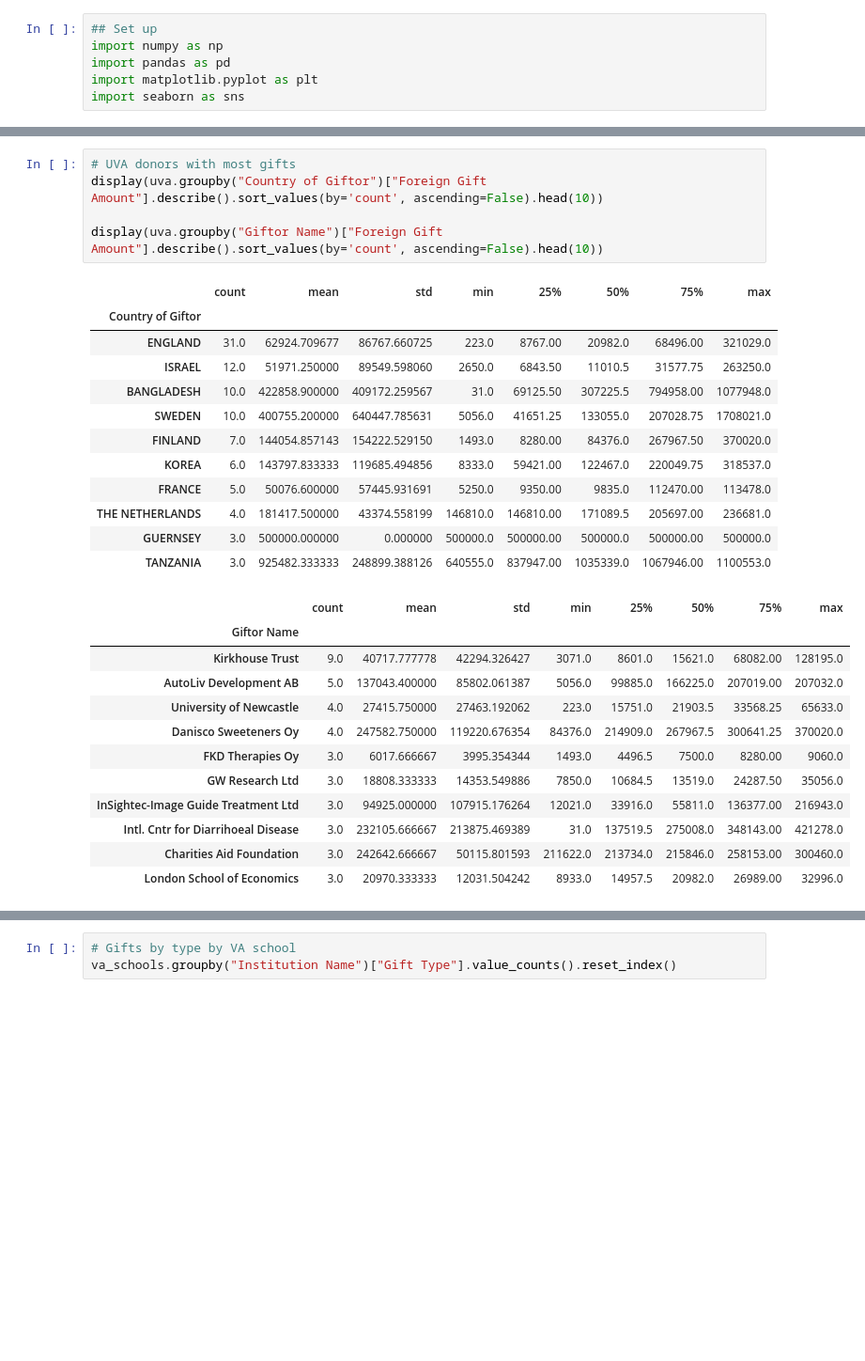
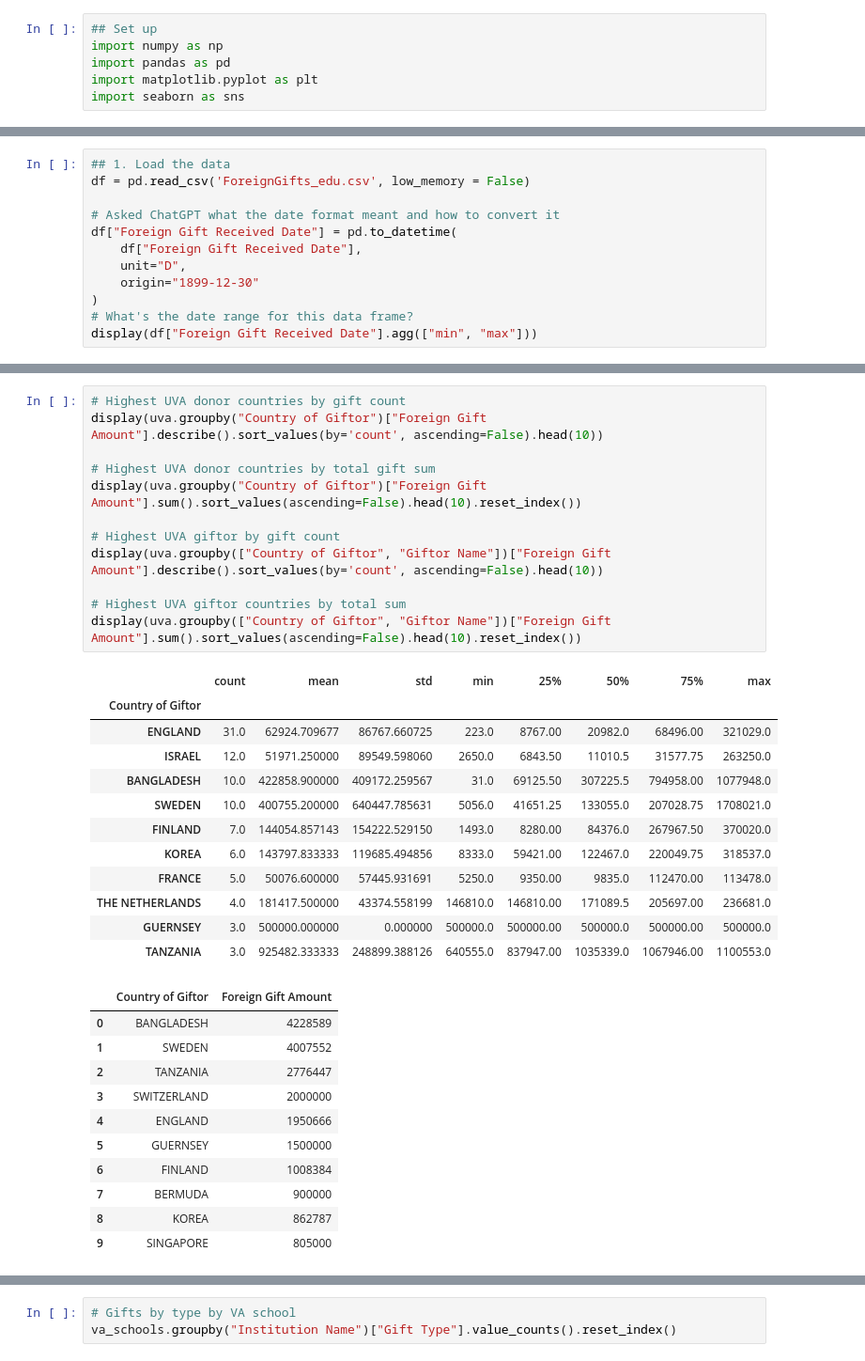
Before and after one commit to ae-phillips/uu_wrangling_and_eda, a Jupyter notebook: lab_1/uva_analysis.ipynb, the cells around one changed output, grey strips where cells are left out. Shown at 94% size. Drawn from its saved outputs; the diff is of its cells as text; blank space fills up the shorter version.

Commit message:
update uva and va school analyses

```diff
--- a/lab_1/uva_analysis.ipynb
+++ b/lab_1/uva_analysis.ipynb
@@ -9,0 +14,12 @@ import seaborn as sns
+# %%
+## 1. Load the data
+df = pd.read_csv('ForeignGifts_edu.csv', low_memory = False)
+
+# Asked ChatGPT what the date format meant and how to convert it
+df["Foreign Gift Received Date"] = pd.to_datetime(
+    df["Foreign Gift Received Date"],
+    unit="D",
+    origin="1899-12-30"
+)
+# What's the date range for this data frame?
+display(df["Foreign Gift Received Date"].agg(["min", "max"]))
@@ -51,30 +137,36 @@ plt.show()
 # %%
-# UVA donors with most gifts
+# Highest UVA donor countries by gift count
 display(uva.groupby("Country of Giftor")["Foreign Gift Amount"].describe().sort_values(by='count', ascending=False).head(10))
 
-display(uva.groupby("Giftor Name")["Foreign Gift Amount"].describe().sort_values(by='count', ascending=False).head(10))
+# Highest UVA donor countries by total gift sum
+display(uva.groupby("Country of Giftor")["Foreign Gift Amount"].sum().sort_values(ascending=False).head(10).reset_index())
+
+# Highest UVA giftor by gift count
+display(uva.groupby(["Country of Giftor", "Giftor Name"])["Foreign Gift Amount"].describe().sort_values(by='count', ascending=False).head(10))
+
+# Highest UVA giftor countries by total sum
+display(uva.groupby(["Country of Giftor", "Giftor Name"])["Foreign Gift Amount"].sum().sort_values(ascending=False).head(10).reset_index())
 # %% [output]
 |  | count | mean | std | min | 25% | 50% | 75% | max |
 | Country of Giftor |  |  |  |  |  |  |  |  |
 | ENGLAND | 31.0 | 62924.709677 | 86767.660725 | 223.0 | 8767.00 | 20982.0 | 68496.00 | 321029.0 |
 | ISRAEL | 12.0 | 51971.250000 | 89549.598060 | 2650.0 | 6843.50 | 11010.5 | 31577.75 | 263250.0 |
 | BANGLADESH | 10.0 | 422858.900000 | 409172.259567 | 31.0 | 69125.50 | 307225.5 | 794958.00 | 1077948.0 |
 | SWEDEN | 10.0 | 400755.200000 | 640447.785631 | 5056.0 | 41651.25 | 133055.0 | 207028.75 | 1708021.0 |
 | FINLAND | 7.0 | 144054.857143 | 154222.529150 | 1493.0 | 8280.00 | 84376.0 | 267967.50 | 370020.0 |
 | KOREA | 6.0 | 143797.833333 | 119685.494856 | 8333.0 | 59421.00 | 122467.0 | 220049.75 | 318537.0 |
 | FRANCE | 5.0 | 50076.600000 | 57445.931691 | 5250.0 | 9350.00 | 9835.0 | 112470.00 | 113478.0 |
 | THE NETHERLANDS | 4.0 | 181417.500000 | 43374.558199 | 146810.0 | 146810.00 | 171089.5 | 205697.00 | 236681.0 |
 | GUERNSEY | 3.0 | 500000.000000 | 0.000000 | 500000.0 | 500000.00 | 500000.0 | 500000.00 | 500000.0 |
 | TANZANIA | 3.0 | 925482.333333 | 248899.388126 | 640555.0 | 837947.00 | 1035339.0 | 1067946.00 | 1100553.0 |
-|  | count | mean | std | min | 25% | 50% | 75% | max |
-| Giftor Name |  |  |  |  |  |  |  |  |
-| Kirkhouse Trust | 9.0 | 40717.777778 | 42294.326427 | 3071.0 | 8601.0 | 15621.0 | 68082.00 | 128195.0 |
-| AutoLiv Development AB | 5.0 | 137043.400000 | 85802.061387 | 5056.0 | 99885.0 | 166225.0 | 207019.00 | 207032.0 |
-| University of Newcastle | 4.0 | 27415.750000 | 27463.192062 | 223.0 | 15751.0 | 21903.5 | 33568.25 | 65633.0 |
-| Danisco Sweeteners Oy | 4.0 | 247582.750000 | 119220.676354 | 84376.0 | 214909.0 | 267967.5 | 300641.25 | 370020.0 |
-| FKD Therapies Oy | 3.0 | 6017.666667 | 3995.354344 | 1493.0 | 4496.5 | 7500.0 | 8280.00 | 9060.0 |
-| GW Research Ltd | 3.0 | 18808.333333 | 14353.549886 | 7850.0 | 10684.5 | 13519.0 | 24287.50 | 35056.0 |
-| InSightec-Image Guide Treatment Ltd | 3.0 | 94925.000000 | 107915.176264 | 12021.0 | 33916.0 | 55811.0 | 136377.00 | 216943.0 |
-| Intl. Cntr for Diarrihoeal Disease | 3.0 | 232105.666667 | 213875.469389 | 31.0 | 137519.5 | 275008.0 | 348143.00 | 421278.0 |
-| Charities Aid Foundation | 3.0 | 242642.666667 | 50115.801593 | 211622.0 | 213734.0 | 215846.0 | 258153.00 | 300460.0 |
-| London School of Economics | 3.0 | 20970.333333 | 12031.504242 | 8933.0 | 14957.5 | 20982.0 | 26989.00 | 32996.0 |
+|  | Country of Giftor | Foreign Gift Amount |
+| 0 | BANGLADESH | 4228589 |
+| 1 | SWEDEN | 4007552 |
+| 2 | TANZANIA | 2776447 |
+| 3 | SWITZERLAND | 2000000 |
+| 4 | ENGLAND | 1950666 |
+| 5 | GUERNSEY | 1500000 |
+| 6 | FINLAND | 1008384 |
+| 7 | BERMUDA | 900000 |
+| 8 | KOREA | 862787 |
+| 9 | SINGAPORE | 805000 |
```
Also changed, not shown: parts of 51 cells of this notebook.
